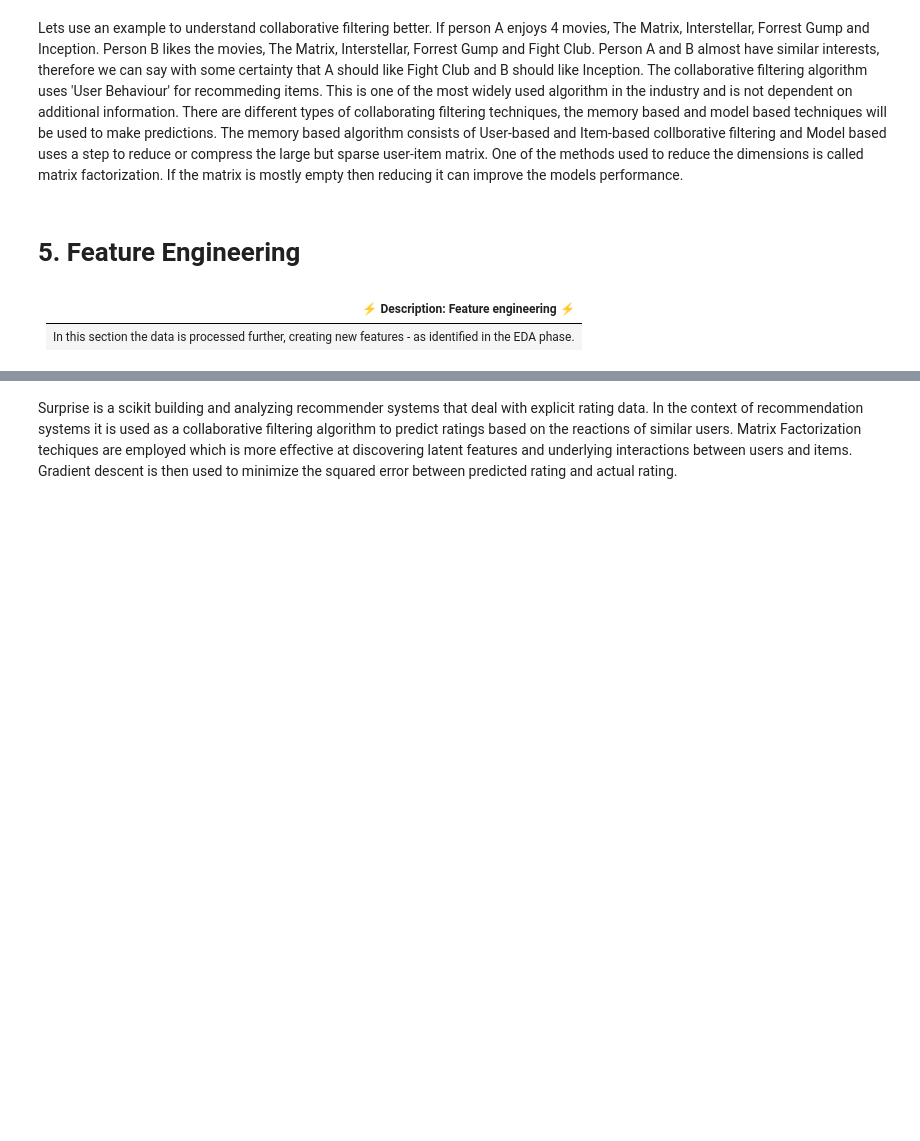
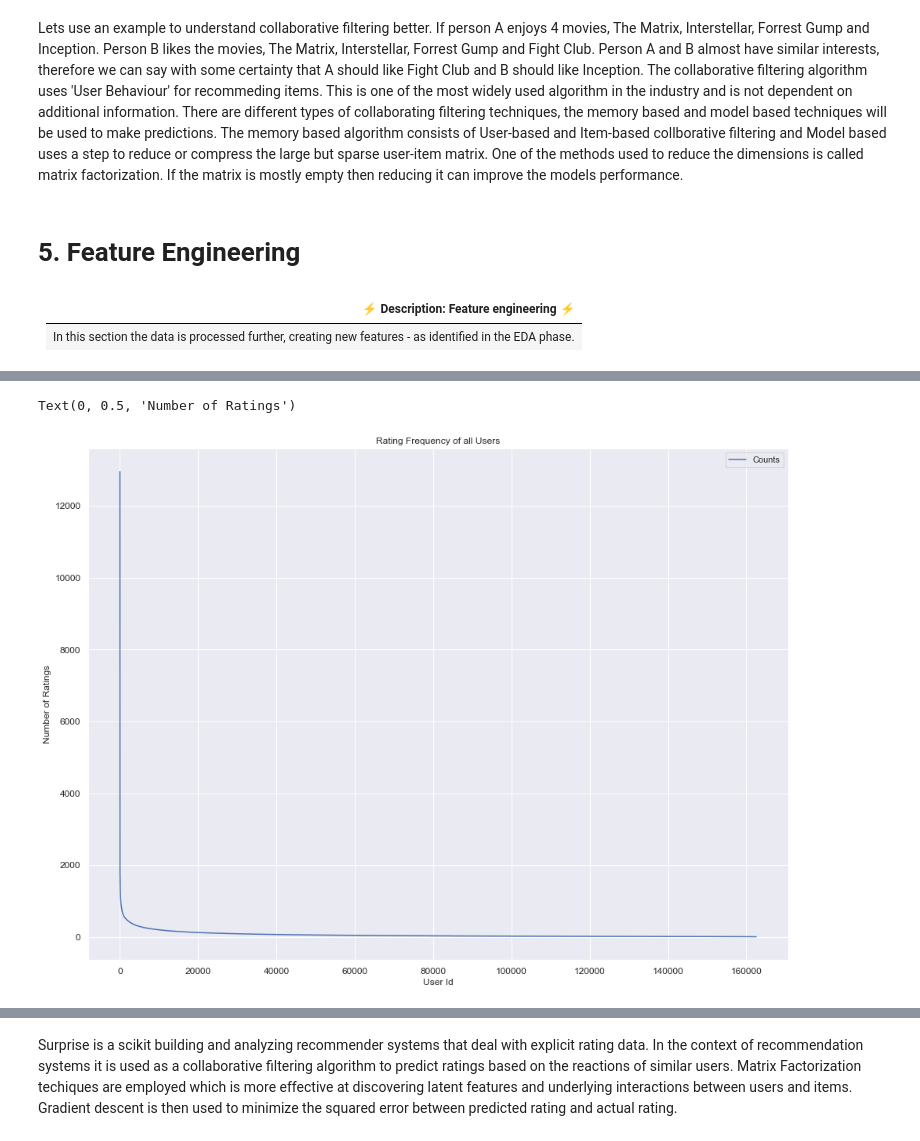
Before and after one commit to Lana-076/GM3_Unsupervised_Learning, a Jupyter notebook: GM3 Modelling.ipynb, the cells around one changed output, grey strips where cells are left out. Saved outputs shown, nothing was run; the diff lists cells and outputs as text; code cells hidden in the pictures; blank space fills up the shorter version.

```diff
--- a/GM3 Modelling.ipynb
+++ b/GM3 Modelling.ipynb
@@ -1030,0 +1129,4 @@ Lets use an example to understand collaborative filtering better. If person A en
+# %%
+# get number of ratings given by a user
+df_user_count = pd.DataFrame(train.groupby('userId').size(), columns =[ 'Counts'])
+df_user_count.head()
@@ -1030,0 +1141,11 @@ Lets use an example to understand collaborative filtering better. If person A en
+# %%
+# Plotting rating frequency of all users
+ax = df_user_count.sort_values('Counts', ascending = False).reset_index(drop=True).plot(figsize=(med,small),
+                                                                                        title='Rating Frequency of all Users',
+                                                                                        fontsize = 12)
+ax.grid()
+ax.set_xlabel('User Id')
+ax.set_ylabel('Number of Ratings')
+# %% [output]
+Text(0, 0.5, 'Number of Ratings')
+[figure, added]
```
Also changed, not shown: parts of 195 cells of this notebook.
